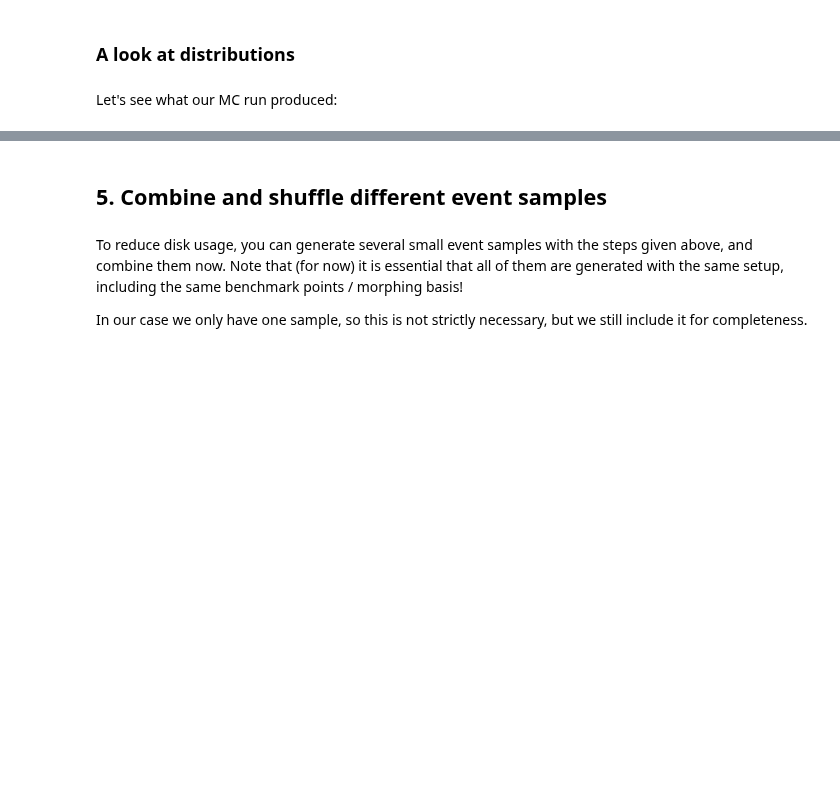
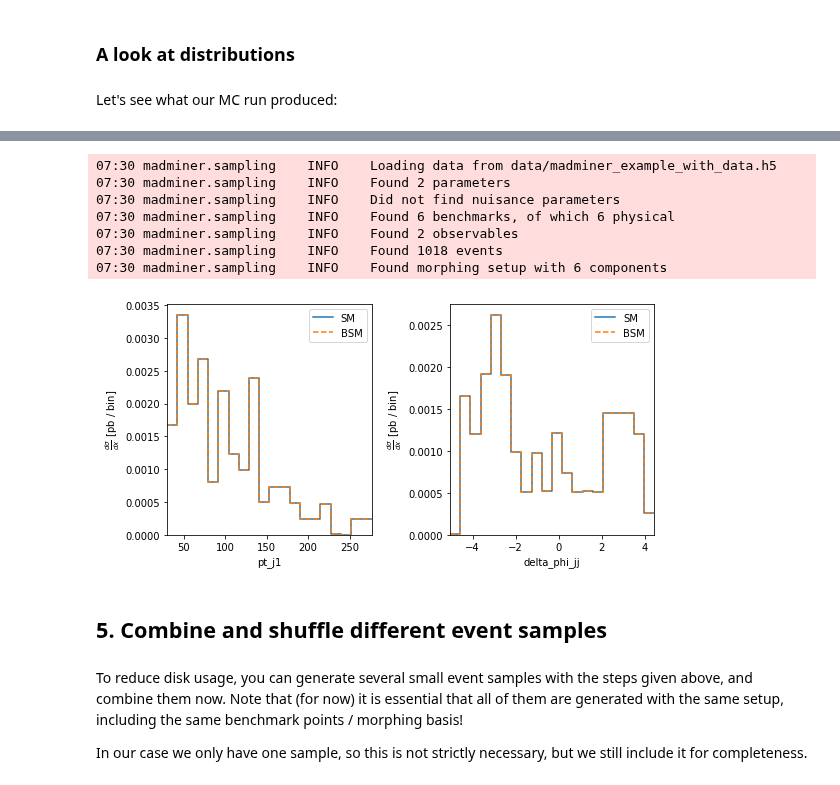
Before and after one commit to madminer-tool/madminer, a Jupyter notebook: examples/tutorial/tutorial_1.ipynb, the cells around one changed output, grey strips where cells are left out. Drawn from its saved outputs; the diff is of its cells as text; code cells hidden in the pictures; blank space fills up the shorter version.

```diff
--- a/examples/tutorial/tutorial_1.ipynb
+++ b/examples/tutorial/tutorial_1.ipynb
@@ -296,9 +315,21 @@ Let's see what our MC run produced:
 # %%
-plot_distributions(
+_ = plot_distributions(
     filename='data/madminer_example_with_data.h5',
+    parameter_points=['sm', np.array([0.01,0.])],
+    line_labels=['SM', 'BSM'],
     uncertainties='none',
+    n_bins=20,
     n_cols=2,
 )
+# %% [output]
+07:30 madminer.sampling    INFO    Loading data from data/madminer_example_with_data.h5
+07:30 madminer.sampling    INFO    Found 2 parameters
+07:30 madminer.sampling    INFO    Did not find nuisance parameters
+07:30 madminer.sampling    INFO    Found 6 benchmarks, of which 6 physical
+07:30 madminer.sampling    INFO    Found 2 observables
+07:30 madminer.sampling    INFO    Found 1018 events
+07:30 madminer.sampling    INFO    Found morphing setup with 6 components
+[figure, added]
 # %% [markdown]
 ## 5. Combine and shuffle different event samples
 # %% [markdown]
```
Also changed, not shown: parts of 4 cells of this notebook, 3 other files.
